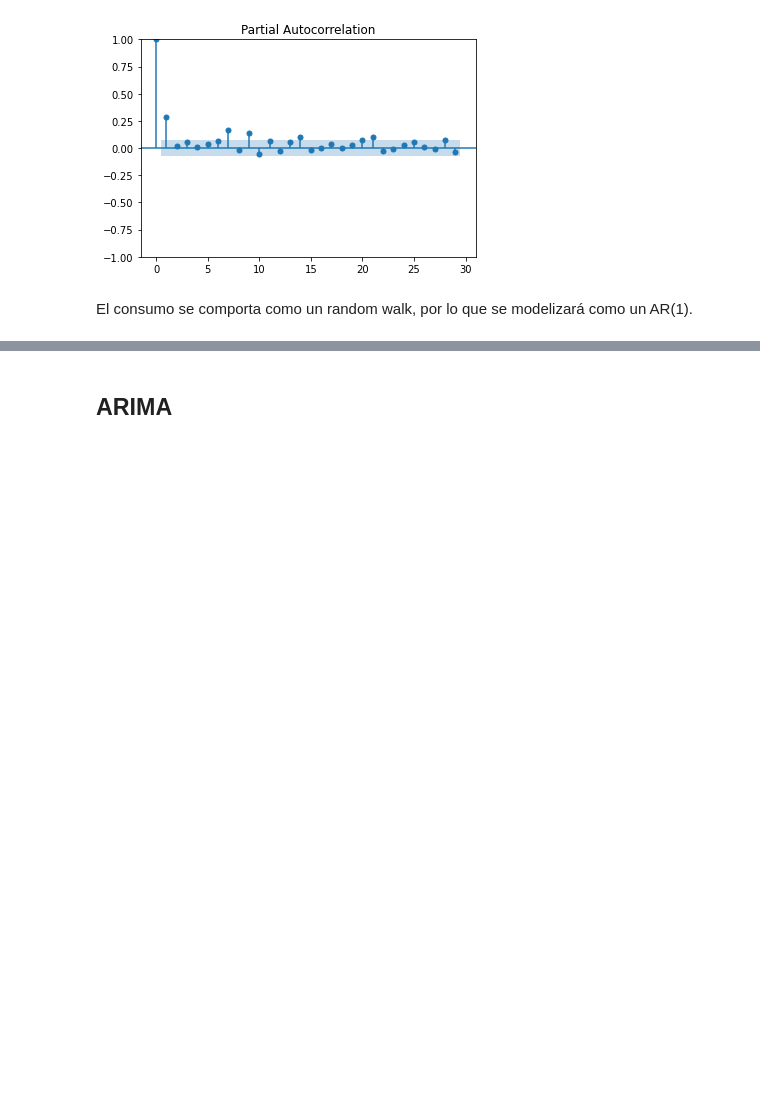
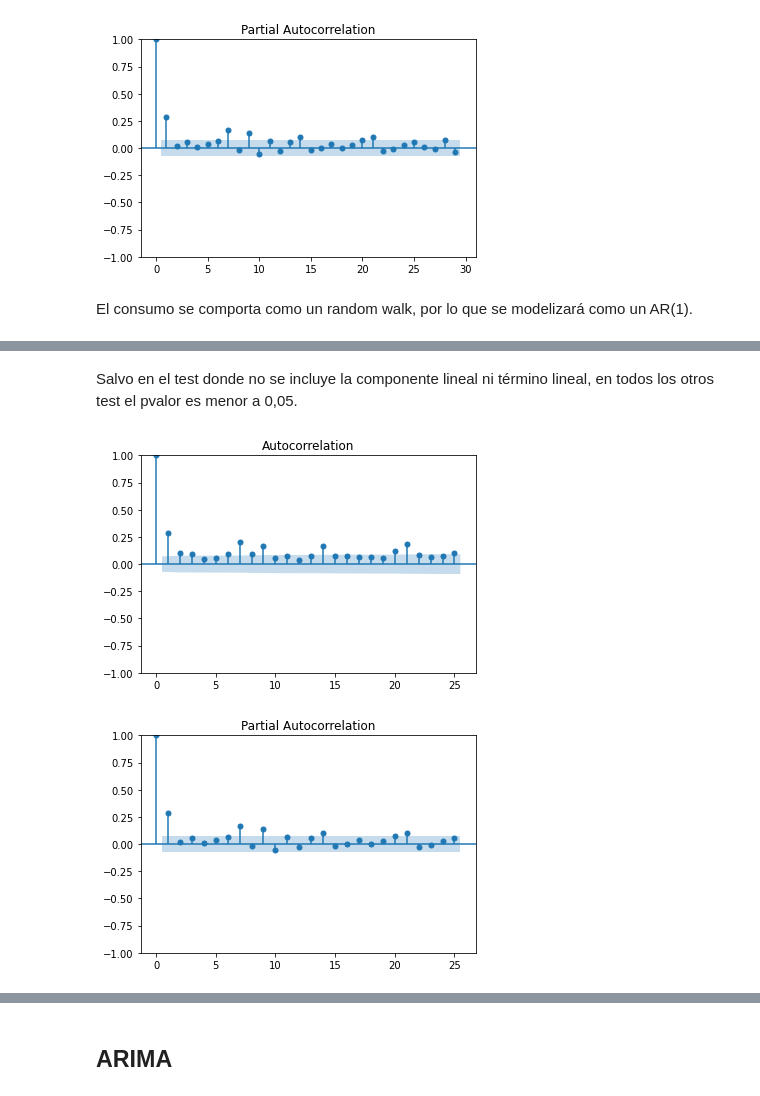
Before and after one commit to rstvz90/AST_G4, a Jupyter notebook: TP_G4_Consumo.ipynb, the cells around one changed output, grey strips where cells are left out. Saved outputs shown, nothing was run; the diff lists cells and outputs as text; code cells hidden in the pictures; blank space fills up the shorter version.

```diff
--- a/TP_G4_Consumo.ipynb
+++ b/TP_G4_Consumo.ipynb
@@ -440,0 +611,8 @@ El consumo se comporta como un random walk, por lo que se modelizará como un AR
+# %% [markdown]
+Salvo en el test donde no se incluye la componente lineal ni término lineal, en todos los otros test el pvalor es menor a 0,05.
+# %%
+plot_acf(df_consumo.Consumo,lags=25);
+plot_pacf(df_consumo.Consumo,lags=25);
+# %% [output]
+[figure, added]
+[figure, added]
```
Also changed, not shown: parts of 83 cells of this notebook.
